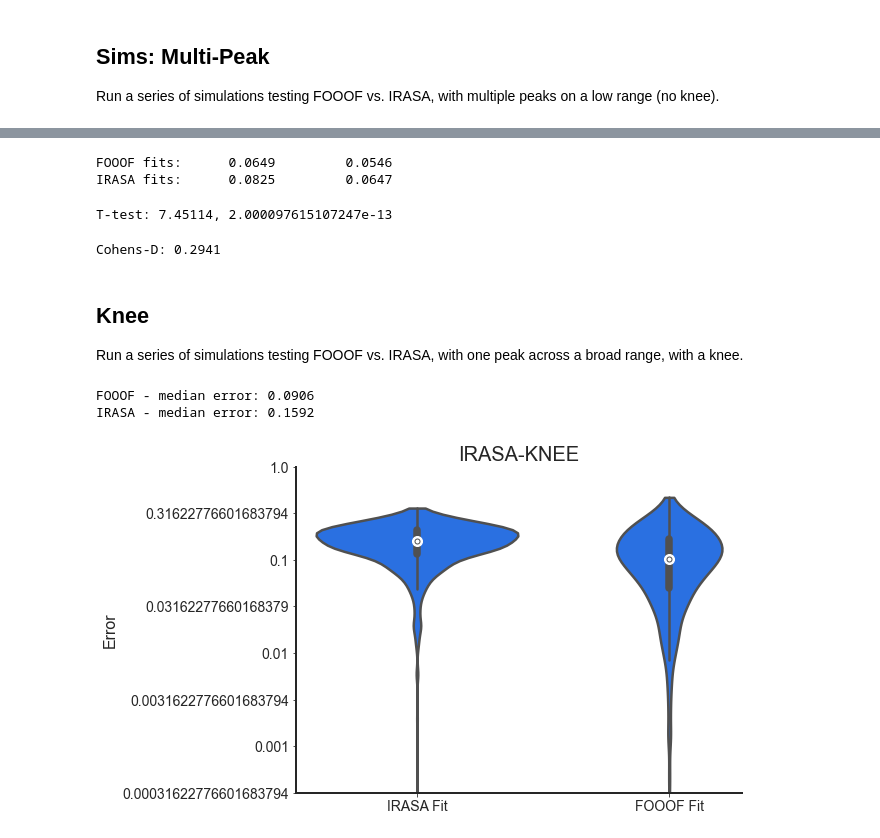
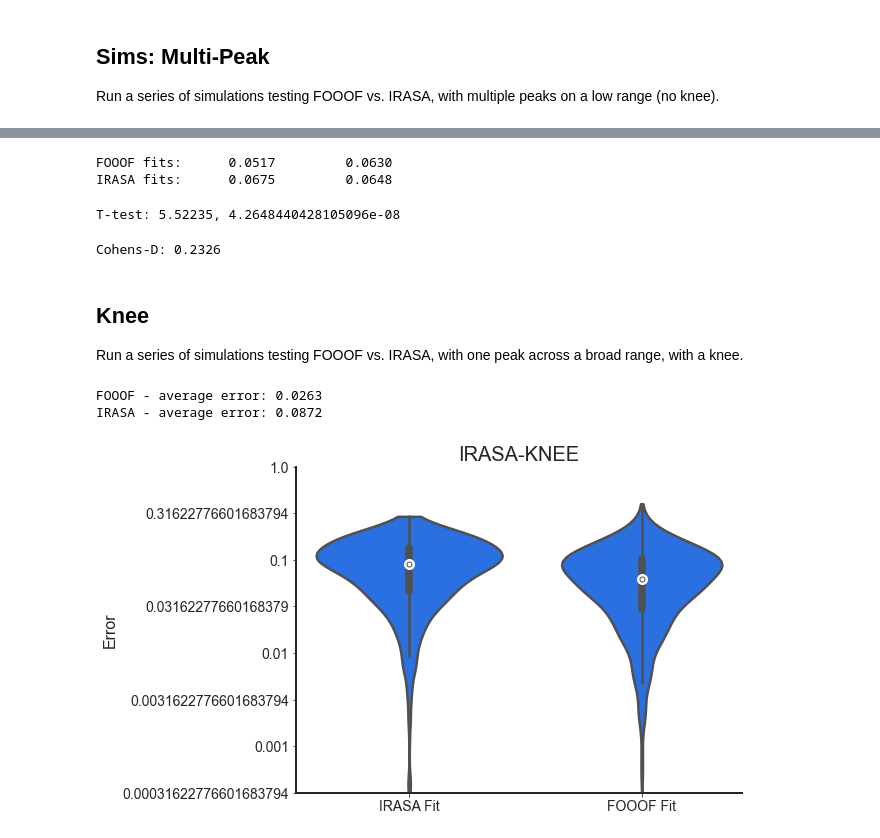
Before and after one commit to TomDonoghue/SIMparam, a Jupyter notebook: notebooks/08-Comparison-IRASA.ipynb, the cells around one changed output, grey strips where cells are left out. Saved outputs shown, nothing was run; the diff lists cells and outputs as text; code cells hidden in the pictures.

```diff
--- a/notebooks/08-Comparison-IRASA.ipynb
+++ b/notebooks/08-Comparison-IRASA.ipynb
@@ -206,11 +214,6 @@ if GEN_SIMS:
 
     sigs = []
     sim_params = [None] * n_sims
-
-    # Initialize generators to sample parameters from
-    exp_sampler = param_sampler(EXP_OPTS, EXP_PROBS)
-    cf_sampler = param_sampler(CF_OPTS, CF_PROBS)
-
     comp_vars = [1, 0.5]
 
     for ind in range(n_sims):
@@ -298,27 +301,26 @@ if GEN_SIMS:
 
     sigs = []
     sim_params = [None] * n_sims
-    comp_vars = [1, 0.3, 0.3, 0.3]
-
-    # Initialize generators to sample parameters from
-    exp_sampler = param_sampler(EXP_OPTS, EXP_PROBS)
-    cf_sampler = param_sampler(CF_OPTS, CF_PROBS)
+    comp_vars = [1, 0.35, 0.35, 0.35]
+    n_peaks = 3
 
     for ind in range(n_sims):
 
         # Get the current values to use for the exponent and peak frequency
         exp_val = next(exp_sampler)
-        cf1 = next(cf_sampler)
-        cf2 = next(cf_sampler)
-        cf3 = next(cf_sampler)
+        cfs = []
+        while len(cfs) < 3:
+            cf = next(cf_sampler)
+            if not check_duplicate(cf, cfs, 1):
+                cfs.append(cf)
 
         # Collect together simulated parameters
         sim_params[ind] = SimParams([None, exp_val],
-                                    [[cf1, None, None], [cf2, None, None], [cf3, None, None]],
+                                    [[[cf, None, None] for cf in cfs]],
                                     None)
 
         combs = {'sim_powerlaw' : {'exponent' : exp_val, 'f_range' : ap_filt},
-                 'sim_oscillation' : [{'freq' : cf1}, {'freq' : cf2}, {'freq' : cf3}]}
+                 'sim_oscillation' : [{'freq' : cf} for cf in cfs]}
 
         sigs.append(sim_combined(N_SECONDS, FS, combs, comp_vars))
 
@@ -372,46 +374,58 @@ plot_errors_violin(all_errs_mp, 'IRASA-MP', x_axis=None, ylim=ylims,
 # %%
-# Check mean and standard deviation of the errors
+# Check descriptive stats of the errors
 print('FOOOF fits: \t {:1.4f} \t{:1.4f}'.format(\
-    np.mean(fm_errs_mp), np.std(fm_errs_mp)))
+    avg_func(fm_errs_mp), np.std(fm_errs_mp)))
 print('IRASA fits: \t {:1.4f} \t{:1.4f}'.format(\
-    np.mean(ir_errs_mp), np.std(ir_errs_mp)))
+    avg_func(ir_errs_mp), np.std(ir_errs_mp)))
 # %% [output]
-FOOOF fits:      0.0649         0.0546
-IRASA fits:      0.0825         0.0647
+FOOOF fits:      0.0517         0.0630
+IRASA fits:      0.0675         0.0648
 # %%
 # Check t-test comparison
-t_val_mp, p_val_mp = ttest_rel(ir_errs_mp, fm_errs_mp)
+t_val_mp, p_val_mp = ttest_rel(np.log10(ir_errs_mp), np.log10(fm_errs_mp))
 print('T-test: {:1.5f}, {}'.format(t_val_mp, p_val_mp))
 # %% [output]
-T-test: 7.45114, 2.000097615107247e-13
+T-test: 5.52235, 4.2648440428105096e-08
 # %%
 # Check cohens-d effect size
-print('Cohens-D: {:1.4f}'.format(cohens_d(ir_errs_mp, fm_errs_mp)))
+print('Cohens-D: {:1.4f}'.format(cohens_d(np.log10(ir_errs_mp), np.log10(fm_errs_mp))))
 # %% [output]
-Cohens-D: 0.2941
+Cohens-D: 0.2326
 # %% [markdown]
 ## Knee
 
 Run a series of simulations testing FOOOF vs. IRASA, with one peak across a broad range, with a knee.
 # %%
+data_name = 'comp_irasa_kn'
+
+# For these sims, there is a consistent true exponent value
 exp_val = -2
 
 if GEN_SIMS:
 
     sigs = []
-    comp_vars = [1, 0.5]
+    comp_vars = [1, 0.5, 0.25]
 
     # Initialize generators to sample parameters from
     cf_sampler = param_sampler(CF_OPTS, CF_PROBS)
 
     for ind in range(n_sims):
 
-        cf_val = next(cf_sampler)
+        cf_low = next(cf_sampler)
+        cf_high = next(cf_sampler_high)
 
         combs = {'sim_synaptic_current' : {},
-                 'sim_oscillation' : {'freq' : cf_val}}
+                 'sim_oscillation' : [{'freq' : cf_low}, {'freq' : cf_high}]}
 
         sigs.append(sim_combined(N_SECONDS, FS, combs, comp_vars))
+
+    # Save out generated simulated data & parameter definitions
+    if SAVE_SIMS:
+        save_sim_data(data_name, FOLDER, sigs, None, sim_params)
+
+else:
+    # Reload simulated data and parameter definitions
+    sigs, _, sim_params = load_sim_data(data_name, FOLDER)
 # %%
 fm_errs_kn = []
 ir_errs_kn = []
@@ -444,12 +456,12 @@ for sig in sigs:
     fm_exps_kn.append(fm_exp)
     ir_exps_kn.append(ir_exp_kn)
 # %%
-# Check the median error, to see if there is a directional bias
-print('FOOOF - median error: {:1.4f}'.format(np.median(fm_errs_kn)))
-print('IRASA - median error: {:1.4f}'.format(np.median(ir_errs_kn)))
+# Check the average error, to see if there is a directional bias
+print('FOOOF - average error: {:1.4f}'.format(avg_func(fm_errs_kn)))
+print('IRASA - average error: {:1.4f}'.format(avg_func(ir_errs_kn)))
 # %% [output]
-FOOOF - median error: 0.0906
-IRASA - median error: 0.1592
+FOOOF - average error: 0.0263
+IRASA - average error: 0.0872
 # %%
 # Take absolute value of errors
 fm_errs_kn = np.abs(fm_errs_kn)
@@ -459,8 +471,8 @@ ir_errs_kn = np.abs(ir_errs_kn)
 all_errs_kn = np.array([ir_errs_kn, fm_errs_kn])
 # %%
 # Plot the error of the exponent reconstruction, comparing between methods
-plot_errors_violin(all_errs_kn, 'IRASA-KNEE', x_axis=None, ylim=ylims,
+plot_errors_violin(all_errs_kn, 'IRASA-KNEE', x_axis=None, ylim=YLIMS,
                    x_ticks=['IRASA Fit', 'FOOOF Fit'], plt_log=PLT_LOG,
                    save_fig=SAVE_FIG, save_name=pjoin(FOLDER, 'IRASA-kn'))
 # %% [output]
-[figure, old version]
+[figure, new version]
```
Also changed, not shown: parts of 22 cells of this notebook, 1 other file.
